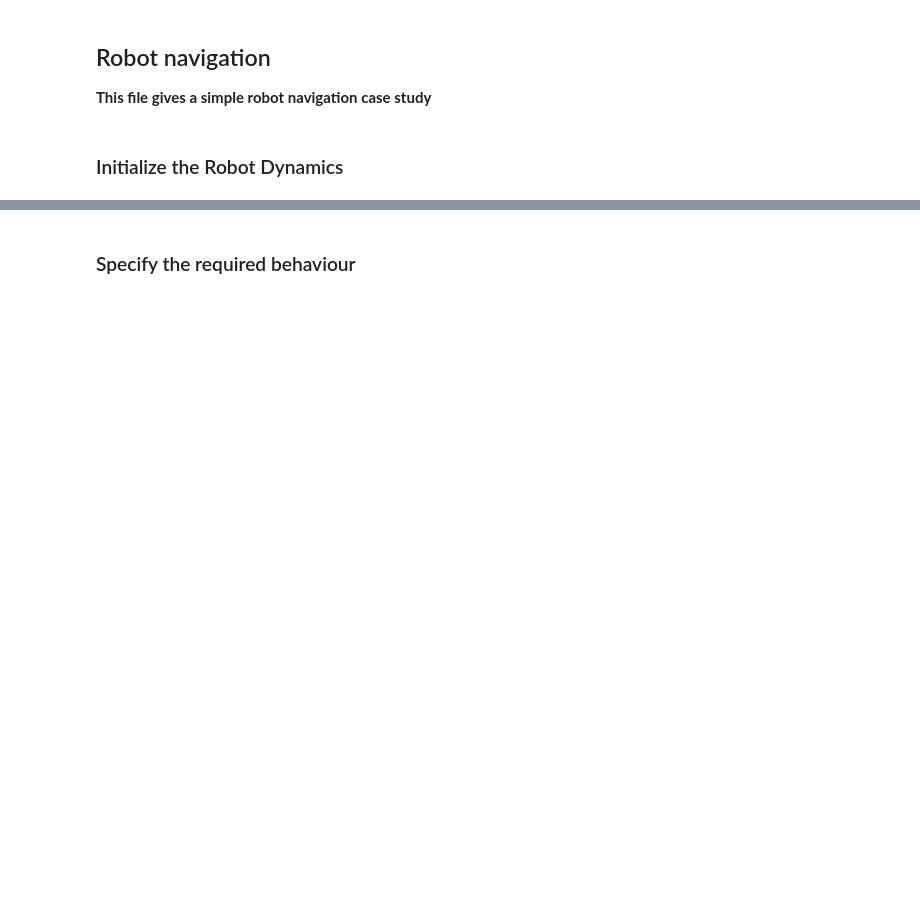
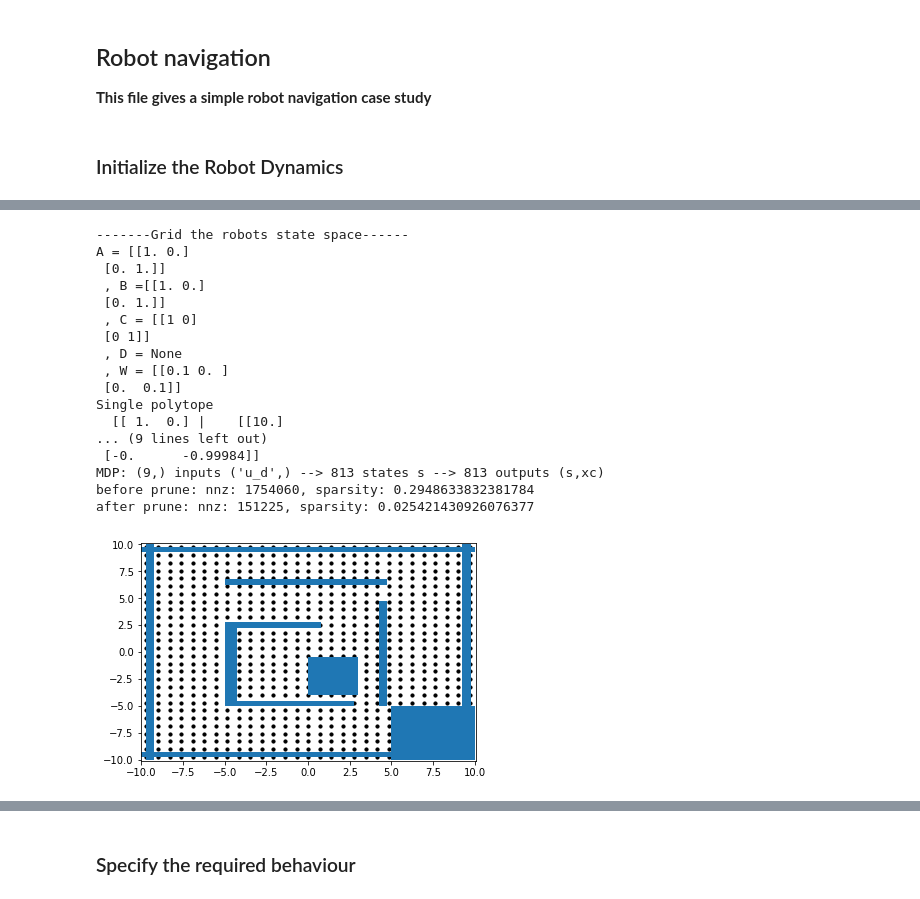
Before and after one commit to shaesaert/mdp_network, a Jupyter notebook: examples/Robot_navigation.ipynb, the cells around one changed output, grey strips where cells are left out. Drawn from its saved outputs; the diff is of its cells as text; code cells hidden in the pictures; blank space fills up the shorter version.

```diff
--- a/examples/Robot_navigation.ipynb
+++ b/examples/Robot_navigation.ipynb
@@ -104,0 +56,54 @@ after prune: nnz: 63367, sparsity: 0.03972431761148819
+# %%
+### Grid Robot
+
+
+print("-------Grid the robots state space------")
+#  set the state spaces:
+d_opt = np.array([[0.69294], [0.721]]) # tuned gridding ratio from a previous paper
+d =  d_opt  # with distance measure 0.6=default
+un = 3
+
+
+
+from collections.abc import Iterable
+
+print(sys_lti)
+print(sys_lti.X)
+lti_n = sys_lti.normalize()
+
+abstr = LTIGrid(lti_n, d.flatten(), un=3 )
+fig = plt.figure()
+ax0 = fig.add_subplot(111)
+abstr.plot(ax0)
+
+# plot regions
+for _, poly_set in regions.items():
+
+   for index in range(len(poly_set)):
+
+        V = pc.extreme(poly_set[index])
+        ax0.add_patch(patches.Polygon(V))
+
+print (abstr.mdp)
+print ('before prune: nnz: {}, sparsity: {}'.format(abstr.mdp.nnz, abstr.mdp.sparsity))
+abstr.mdp.prune(1e-6)
+print ('after prune: nnz: {}, sparsity: {}'.format(abstr.mdp.nnz, abstr.mdp.sparsity))
+# %% [output]
+-------Grid the robots state space------
+A = [[1. 0.]
+ [0. 1.]]
+ , B =[[1. 0.]
+ [0. 1.]]
+ , C = [[1 0]
+ [0 1]]
+ , D = None
+ , W = [[0.1 0. ]
+ [0.  0.1]]
+Single polytope
+  [[ 1.  0.] |    [[10.]
+... (9 lines left out)
+ [-0.      -0.99984]]
+MDP: (9,) inputs ('u_d',) --> 813 states s --> 813 outputs (s,xc)
+before prune: nnz: 1754060, sparsity: 0.2948633832381784
+after prune: nnz: 151225, sparsity: 0.025421430926076377
+[figure, added]
```
Also changed, not shown: parts of 28 cells of this notebook, 5 other files.
